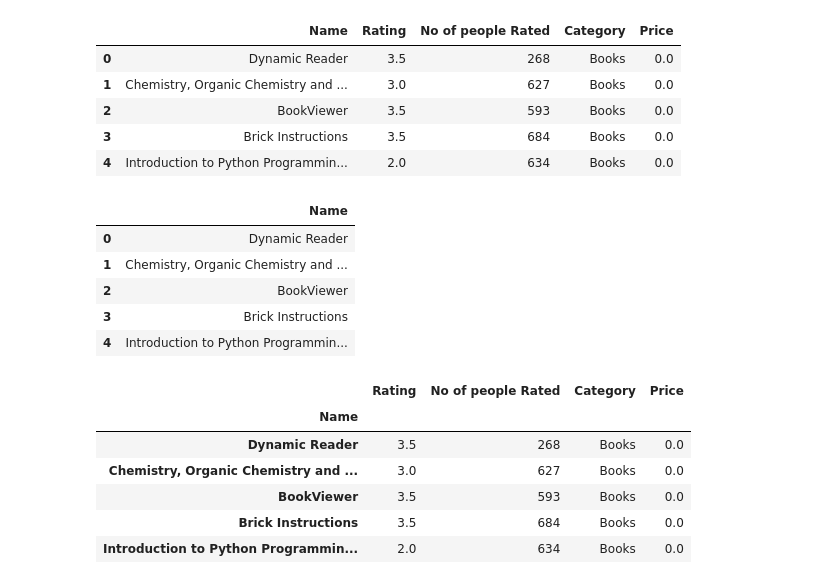
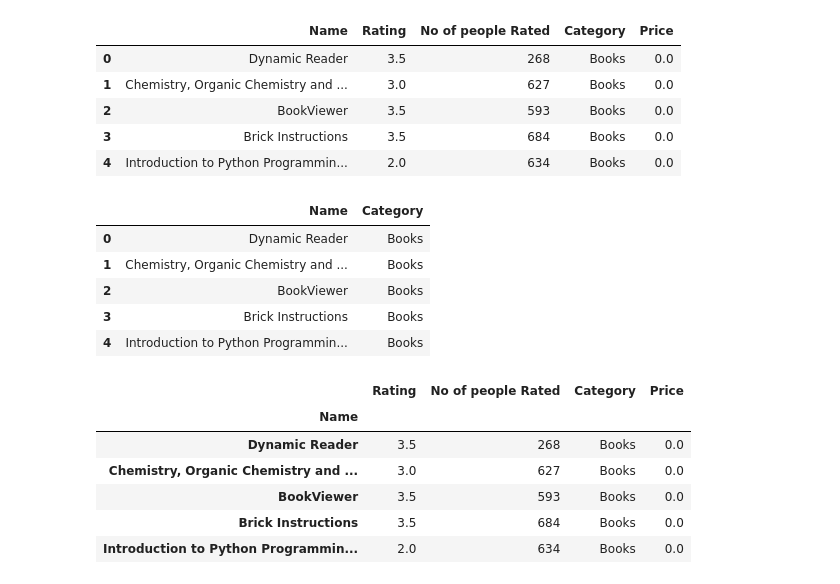
Before and after one commit to TutiAmalia/Klasifikasi-Gambar-, a Jupyter notebook: RecommendationSystem.ipynb, the cells around one changed output. Drawn from its saved outputs; the diff is of its cells as text; code cells hidden in the pictures.

```diff
--- a/RecommendationSystem.ipynb
+++ b/RecommendationSystem.ipynb
@@ -280,15 +280,15 @@ df.head()
 | 4 | Introduction to Python Programmin... | 2.0 | 634 | Books | 0.0 |
 # %%
 # Menyimpan nama-nama aplikasi pada dataframe baru
-df_app_name = pd.DataFrame({'Name':df['Name']})
+df_app_name = pd.DataFrame({'Name':df['Name'], 'Category':df['Category']})
 df_app_name.head()
 # %% [output]
-|  | Name |
-| 0 | Dynamic Reader |
-| 1 | Chemistry, Organic Chemistry and ... |
-| 2 | BookViewer |
-| 3 | Brick Instructions |
-| 4 | Introduction to Python Programmin... |
+|  | Name | Category |
+| 0 | Dynamic Reader | Books |
+| 1 | Chemistry, Organic Chemistry and ... | Books |
+| 2 | BookViewer | Books |
+| 3 | Brick Instructions | Books |
+| 4 | Introduction to Python Programmin... | Books |
 # %%
 # Menggunakan kolom Name sebagai index
 df.set_index('Name',inplace=True)
```
Also changed, not shown: parts of 16 cells of this notebook.
